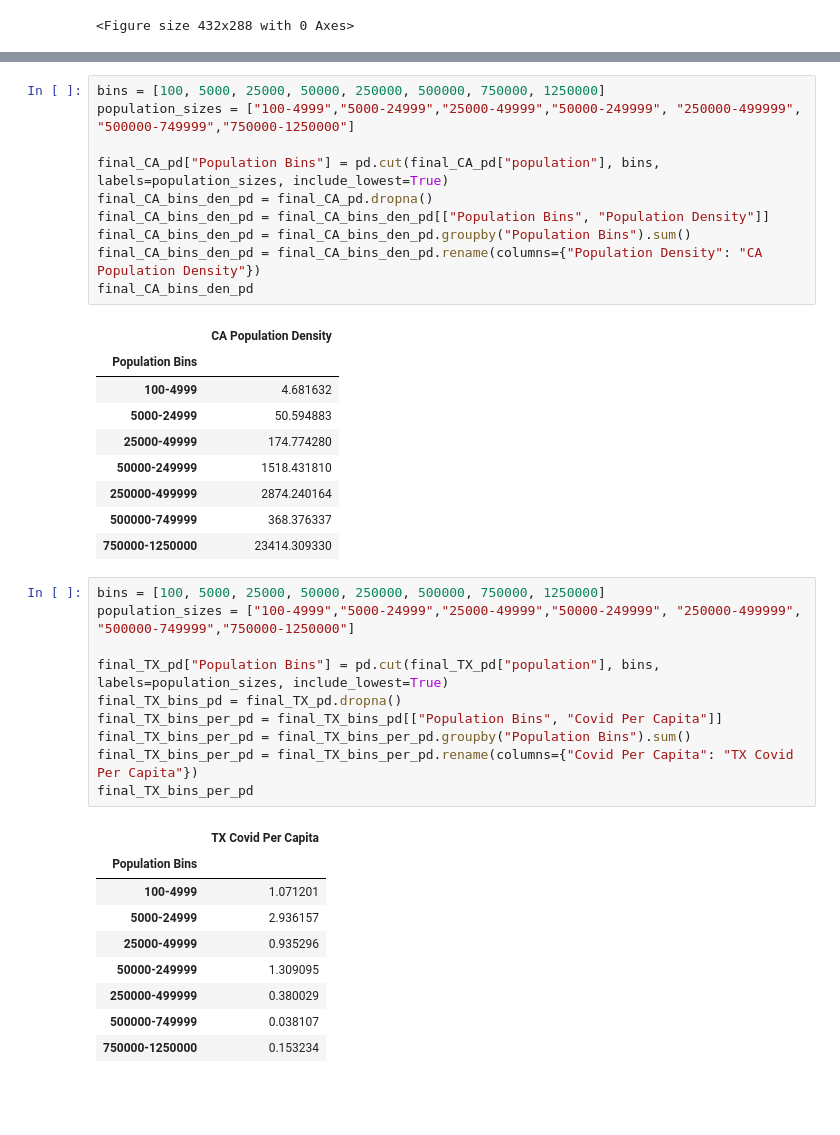
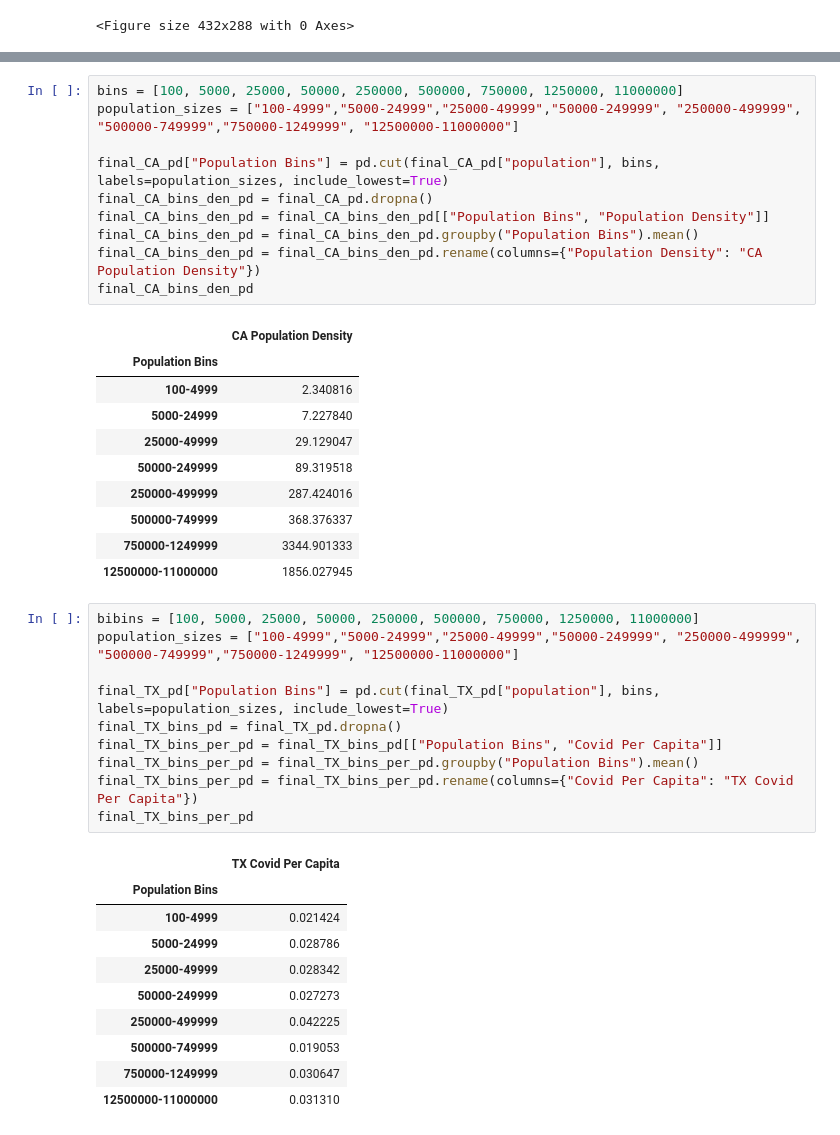
Before and after one commit to shadiaduery/bootcamp-group_project-1, a Jupyter notebook: Analysis/Population Density ScatterPlot.ipynb, the cells around one changed output, grey strips where cells are left out. Drawn from its saved outputs; the diff is of its cells as text; blank space fills up the shorter version.

```diff
--- a/Analysis/Population Density ScatterPlot.ipynb
+++ b/Analysis/Population Density ScatterPlot.ipynb
@@ -230,41 +257,43 @@ final_CA_bins_100_pd
 # %%
-bins = [100, 5000, 25000, 50000, 250000, 500000, 750000, 1250000]
-population_sizes = ["100-4999","5000-24999","25000-49999","50000-249999", "250000-499999", "500000-749999","750000-1250000"]
+bins = [100, 5000, 25000, 50000, 250000, 500000, 750000, 1250000, 11000000]
+population_sizes = ["100-4999","5000-24999","25000-49999","50000-249999", "250000-499999", "500000-749999","750000-1249999", "12500000-11000000"]
 
 final_CA_pd["Population Bins"] = pd.cut(final_CA_pd["population"], bins, labels=population_sizes, include_lowest=True)
 final_CA_bins_den_pd = final_CA_pd.dropna()
 final_CA_bins_den_pd = final_CA_bins_den_pd[["Population Bins", "Population Density"]]
-final_CA_bins_den_pd = final_CA_bins_den_pd.groupby("Population Bins").sum()
+final_CA_bins_den_pd = final_CA_bins_den_pd.groupby("Population Bins").mean()
 final_CA_bins_den_pd = final_CA_bins_den_pd.rename(columns={"Population Density": "CA Population Density"})
 final_CA_bins_den_pd
 # %% [output]
 |  | CA Population Density |
 | Population Bins |  |
-| 100-4999 | 4.681632 |
-| 5000-24999 | 50.594883 |
-| 25000-49999 | 174.774280 |
-| 50000-249999 | 1518.431810 |
-| 250000-499999 | 2874.240164 |
+| 100-4999 | 2.340816 |
+| 5000-24999 | 7.227840 |
+| 25000-49999 | 29.129047 |
+| 50000-249999 | 89.319518 |
+| 250000-499999 | 287.424016 |
 | 500000-749999 | 368.376337 |
-| 750000-1250000 | 23414.309330 |
+| 750000-1249999 | 3344.901333 |
+| 12500000-11000000 | 1856.027945 |
 # %%
-bins = [100, 5000, 25000, 50000, 250000, 500000, 750000, 1250000]
-population_sizes = ["100-4999","5000-24999","25000-49999","50000-249999", "250000-499999", "500000-749999","750000-1250000"]
+bibins = [100, 5000, 25000, 50000, 250000, 500000, 750000, 1250000, 11000000]
+population_sizes = ["100-4999","5000-24999","25000-49999","50000-249999", "250000-499999", "500000-749999","750000-1249999", "12500000-11000000"]
 
 final_TX_pd["Population Bins"] = pd.cut(final_TX_pd["population"], bins, labels=population_sizes, include_lowest=True)
 final_TX_bins_pd = final_TX_pd.dropna()
 final_TX_bins_per_pd = final_TX_bins_pd[["Population Bins", "Covid Per Capita"]]
-final_TX_bins_per_pd = final_TX_bins_per_pd.groupby("Population Bins").sum()
+final_TX_bins_per_pd = final_TX_bins_per_pd.groupby("Population Bins").mean()
 final_TX_bins_per_pd = final_TX_bins_per_pd.rename(columns={"Covid Per Capita": "TX Covid Per Capita"})
 final_TX_bins_per_pd
 # %% [output]
 |  | TX Covid Per Capita |
 | Population Bins |  |
-| 100-4999 | 1.071201 |
-| 5000-24999 | 2.936157 |
-| 25000-49999 | 0.935296 |
-| 50000-249999 | 1.309095 |
-| 250000-499999 | 0.380029 |
-| 500000-749999 | 0.038107 |
-| 750000-1250000 | 0.153234 |
+| 100-4999 | 0.021424 |
+| 5000-24999 | 0.028786 |
+| 25000-49999 | 0.028342 |
+| 50000-249999 | 0.027273 |
+| 250000-499999 | 0.042225 |
+| 500000-749999 | 0.019053 |
+| 750000-1249999 | 0.030647 |
+| 12500000-11000000 | 0.031310 |
 # %%
```
Also changed, not shown: parts of 12 cells of this notebook, 9 other files.
